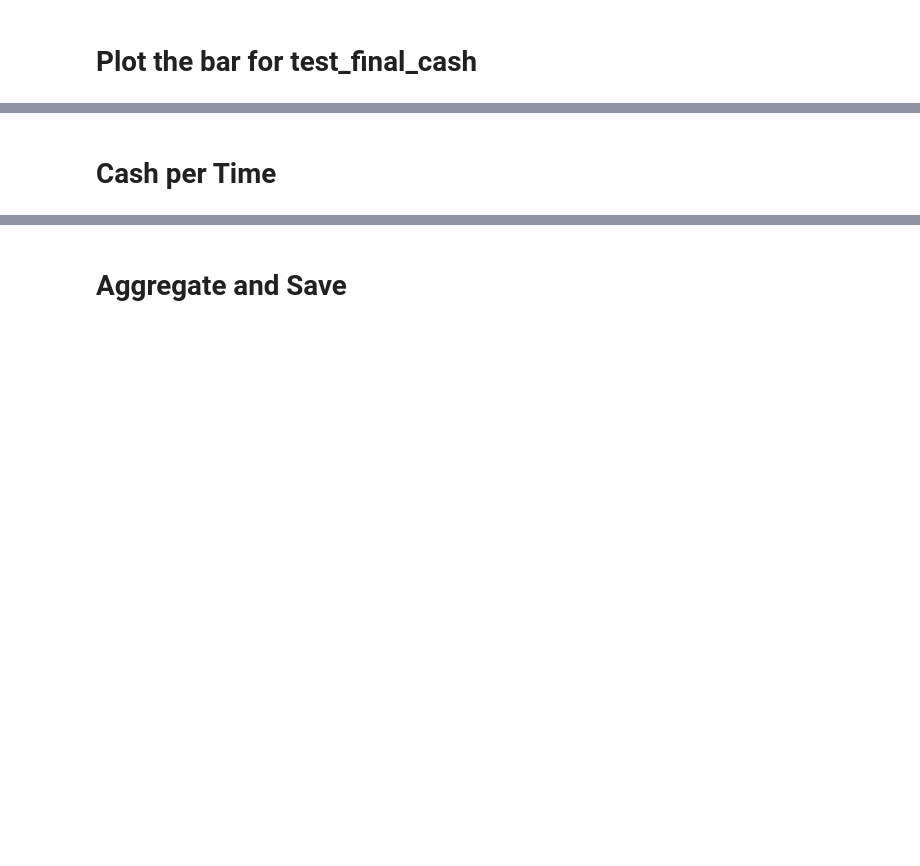
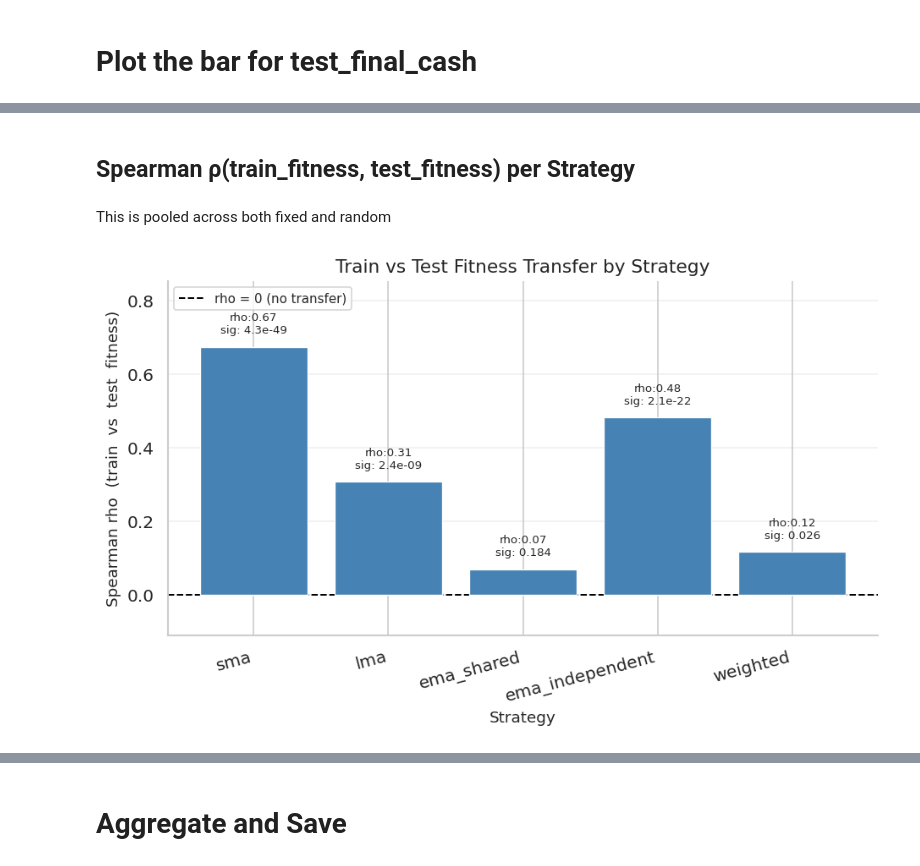
Before and after one commit to AndreHrs/trading-param-optimizer, a Jupyter notebook: notebook.ipynb, the cells around one changed output, grey strips where cells are left out. Cells and saved outputs as stored; diff of their text form; code cells hidden in the pictures; blank space fills up the shorter version.

```diff
--- a/notebook.ipynb
+++ b/notebook.ipynb
@@ -398,2 +410,0 @@ for _, row in agg.iterrows():
-# %% [markdown]
-# Cash per Time
@@ -409,0 +411,59 @@ plt.ylabel('test profit per ms of runtime')
+# %% [markdown]
+## Spearman ρ(train_fitness, test_fitness) per Strategy
+# %% [markdown]
+This is pooled across both fixed and random
+# %%
+from scipy.stats import spearmanr
+
+strategies = ["sma", "lma", "ema_shared", "ema_independent", "weighted"]
+
+rhos, pvals = [], []
+for s in strategies:
+    sub = df[df["strategy"] == s]
+    rho, p = spearmanr(sub["final_cash"], sub["test_final_cash"])
+    rhos.append(rho)
+    pvals.append(p)
+
+fig, ax = plt.subplots(figsize=(8, 5))
+
+bars = ax.bar(strategies, rhos, color="steelblue", edgecolor="white", linewidth=0.8, zorder=3)
+
+for bar, rho, p in zip(bars, rhos, pvals):
+    yoff = 0.03 if rho >= 0 else -0.06
+
+    p_text = f"{p:.1e}" if p < 0.001 else f"{p:.3f}"
+
+    ax.text(
+        bar.get_x() + bar.get_width() / 2,
+        rho + yoff,
+        f'rho:{round(rho, 2)}\nsig: {p_text}',
+        ha="center", va="bottom", fontsize=8,
+    )
+
+ax.axhline(0, color="black", linestyle="--", linewidth=1.2, label="rho = 0 (no transfer)", zorder=2)
+
+ax.set_ylabel("Spearman rho  (train  vs  test  fitness)", fontsize=11)
+ax.set_xlabel("Strategy", fontsize=11)
+ax.set_title("Train vs Test Fitness Transfer by Strategy", fontsize=13)
+ax.set_ylim(min(rhos) - 0.18, max(rhos) + 0.18)
+ax.legend(fontsize=10)
+ax.grid(axis="y", alpha=0.3, zorder=0)
+ax.set_xticklabels(strategies, rotation=15, ha="right")
+
+# Significance legend
+from matplotlib.lines import Line2D
+legend_items = [
+    Line2D([0], [0], color="none", label="*** p < 0.001"),
+    Line2D([0], [0], color="none", label="**  p < 0.01"),
+    Line2D([0], [0], color="none", label="*   p < 0.05"),
+    Line2D([0], [0], color="none", label="ns  p ≥ 0.05"),
+]
+ax.legend(handles=[ax.get_legend_handles_labels()[0][0]] + legend_items,
+          labels=["rho = 0 (no transfer)"],
+          fontsize=9, loc="upper left")
+
+plt.tight_layout()
+plt.savefig("spearman_train_test_per_strategy.png", dpi=150)
+plt.show()
+# %% [output]
+[figure, added]
```
Also changed, not shown: parts of 32 cells of this notebook, 12 other files.
